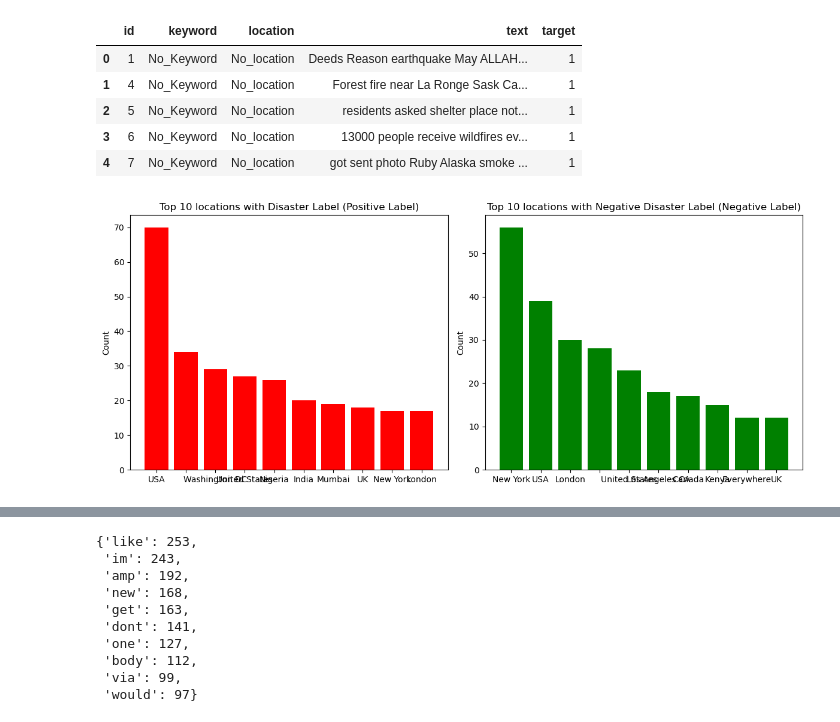
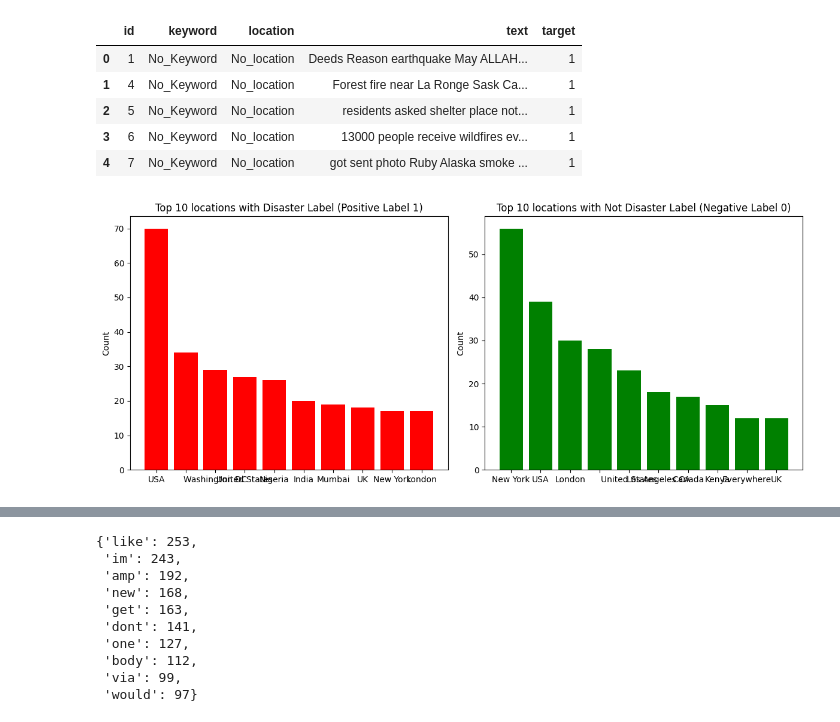
Before and after one commit to MavinSao/Disaster-Tweets-ML, a Jupyter notebook: NLP_Disaster_Tweets.ipynb, the cells around one changed output, grey strips where cells are left out. Drawn from its saved outputs; the diff is of its cells as text; code cells hidden in the pictures.

```diff
--- a/NLP_Disaster_Tweets.ipynb
+++ b/NLP_Disaster_Tweets.ipynb
@@ -174,20 +172,20 @@ top_negative_locations = negative_df[(negative_df['location'] != 'No_location')]
 # %%
 fig, axes = plt.subplots(1, 2, figsize=(12, 5))
 
 # Top 10 positive location
 axes[0].bar(top_positive_locations.index, top_positive_locations.values, color='red')
-axes[0].set_title('Top 10 locations with Disaster Label (Positive Label)')
+axes[0].set_title('Top 10 locations with Disaster Label (Positive Label 1)')
 axes[0].set_ylabel('Count')
 
 # Top 10 negative location
 axes[1].bar(top_negative_locations.index, top_negative_locations.values, color='green')
-axes[1].set_title('Top 10 locations with Negative Disaster Label (Negative Label)')
+axes[1].set_title('Top 10 locations with Not Disaster Label (Negative Label 0)')
 axes[1].set_ylabel('Count')
 
 plt.tight_layout()
 plt.show()
 # %% [output]
-[figure, old version]
+[figure, new version]
 # %%
 #Cloud word with keyword
 from wordcloud import WordCloud
```
Also changed, not shown: parts of 20 cells of this notebook, 1 other file.
